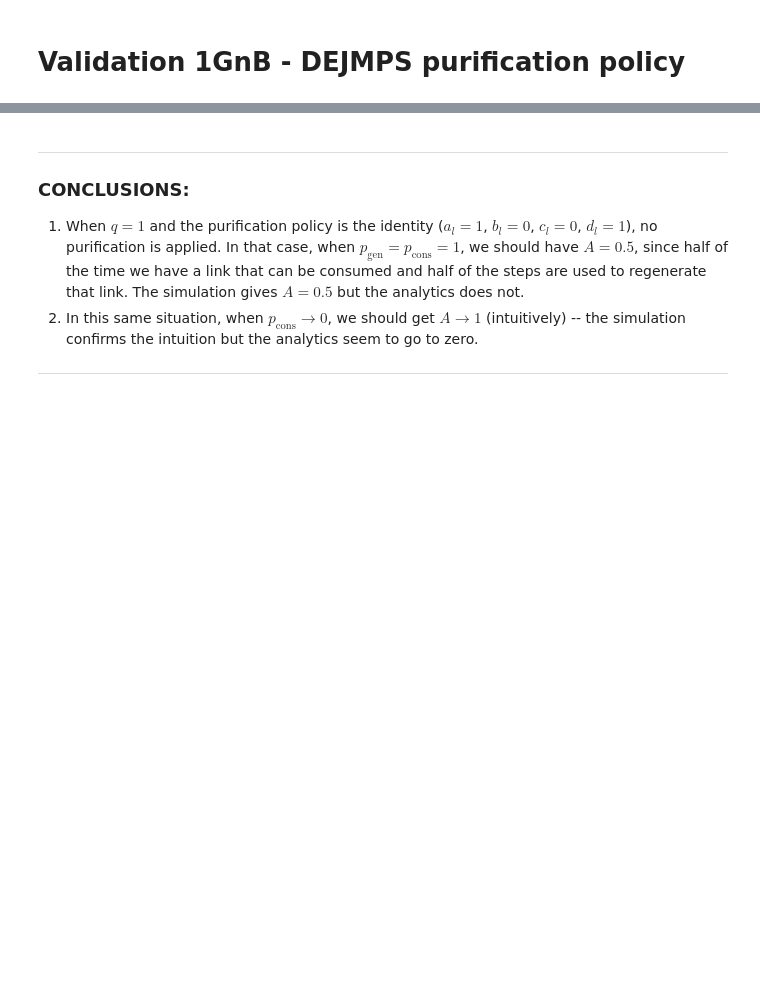
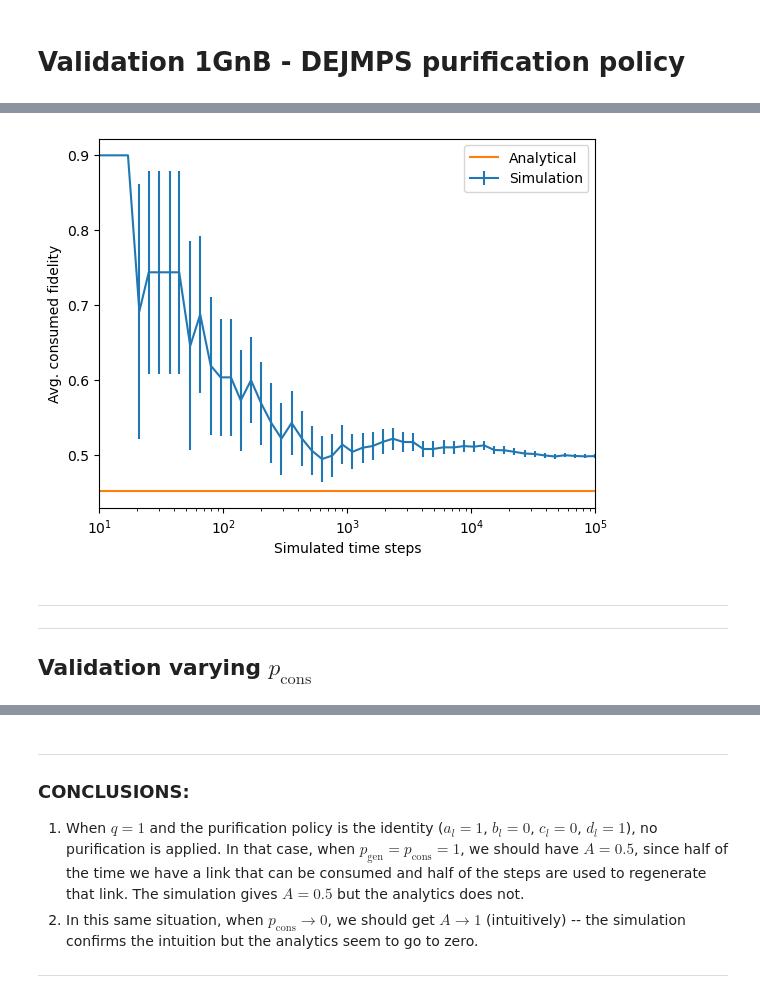
Before and after one commit to AlvaroGI/buffering-1GnB, a Jupyter notebook: VALIDATION-DEJMPS.ipynb, the cells around one changed output, grey strips where cells are left out. Cells and saved outputs as stored; diff of their text form; code cells hidden in the pictures; blank space fills up the shorter version.

```diff
--- a/VALIDATION-DEJMPS.ipynb
+++ b/VALIDATION-DEJMPS.ipynb
@@ -57,0 +84,30 @@ main.plot_run_1GnB(Fcons_avg, buffered_fidelity_trace, cons_requests_trace, puri
+# %%
+#------------------------------------
+# Plot
+#------------------------------------
+x = t_end_vec
+y = Fcons_avg_vec
+yerr = Fcons_stderr_vec
+x_theory = [t_end_vec[0], t_end_vec[-1]]
+y_theory = [Fcons_theory, Fcons_theory]
+xlabel = 'Simulated time steps'
+ylabel = 'Avg. consumed fidelity'
+
+
+fig, ax = plt.subplots()
+plt.errorbar(x, y, yerr=yerr, label=r'Simulation')
+plt.plot(x_theory, y_theory, label=r'Analytical')
+
+plt.xscale('log')
+plt.xlim([x[0], x[-1]])
+plt.ylabel(ylabel)
+plt.xlabel(xlabel)
+plt.legend()
+
+plt.show()
+# %% [output]
+[figure, added]
+# %% [markdown]
+---
+---
+## Validation varying $p_\mathrm{cons}$
```
Also changed, not shown: parts of 10 cells of this notebook, 3 other files.
